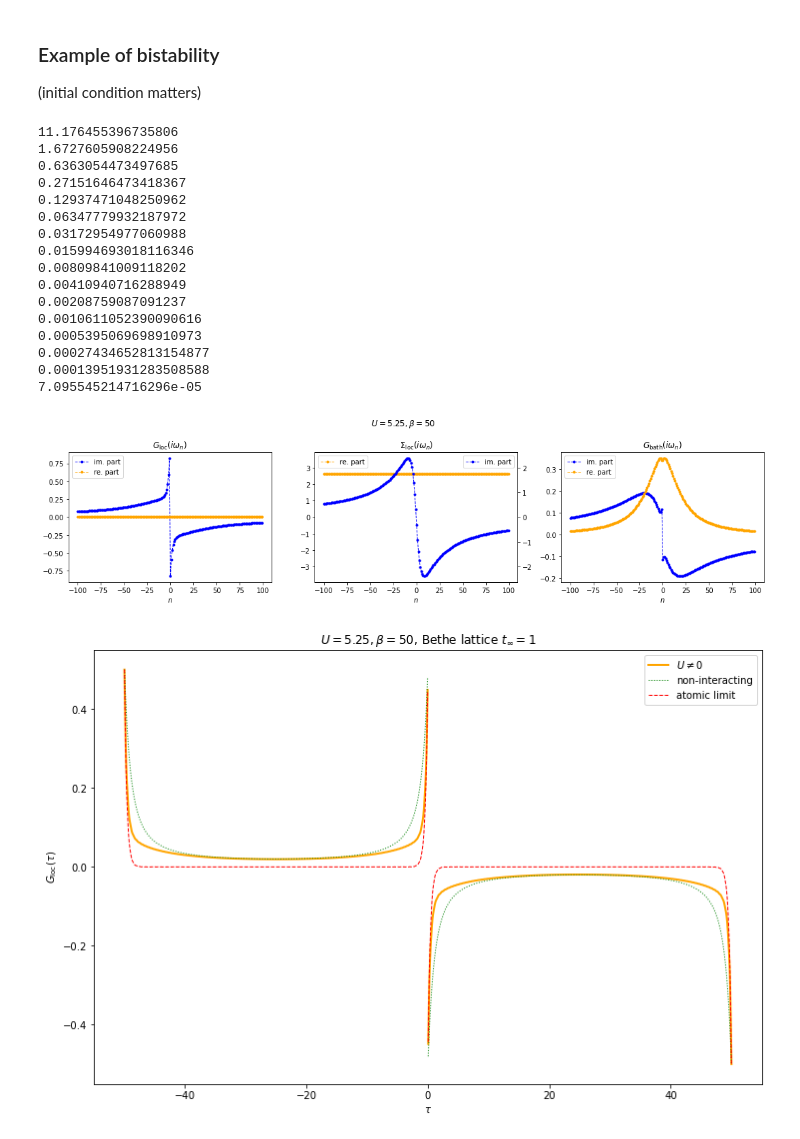
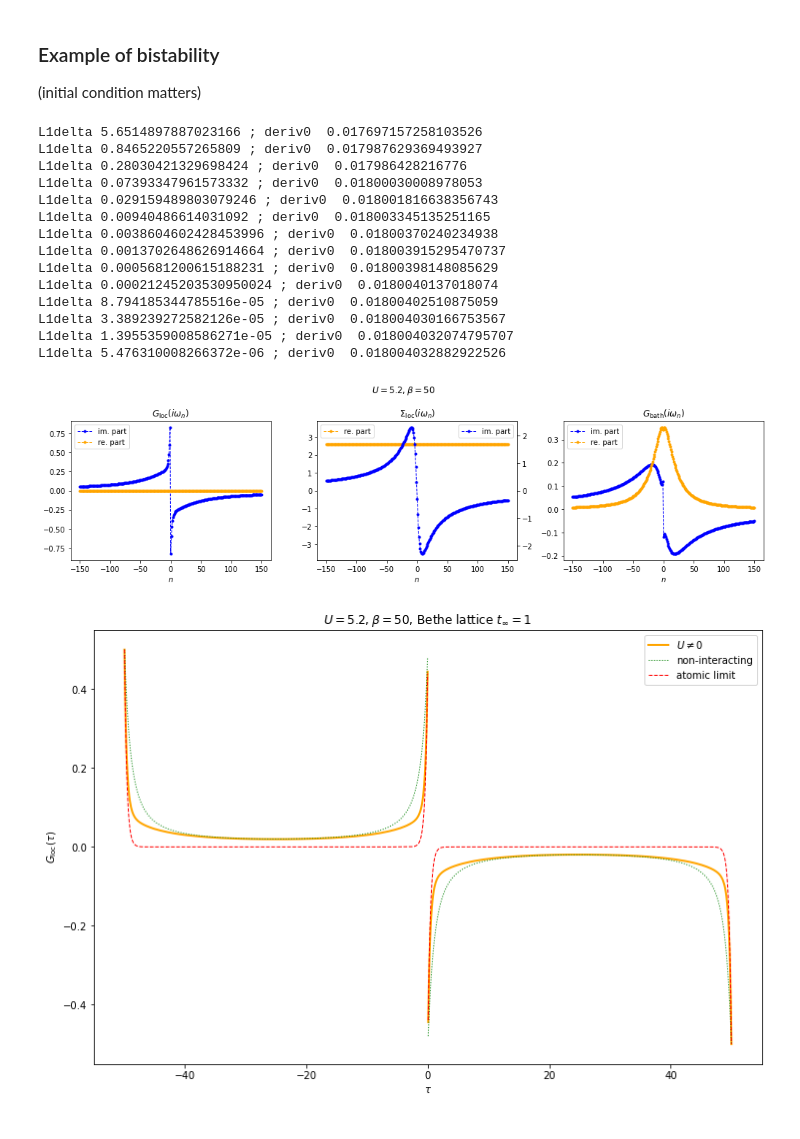
Before and after one commit to romainfd/DMFT-solver, a Jupyter notebook: dmft-phase-diagram.ipynb, the cells around one changed output. Cells and saved outputs as stored; diff of their text form; code cells hidden in the pictures.

```diff
--- a/dmft-phase-diagram.ipynb
+++ b/dmft-phase-diagram.ipynb
@@ -64,8 +83,8 @@ def latt_Bethe_hilbert (z:complex) -> complex:
     return ( z - 1j*s*np.sqrt(4 - z**2) ) /2
 
 def latt_Bethe_R (η:complex) -> complex:
-    if np.any(np.abs(η)>1):
-        raise ValueError("the reciprocal Hilbert transform for the Bethe lattice is defined only on {|z|<1}")
+#    if np.any(np.abs(η)>1):
+#        raise ValueError("the reciprocal Hilbert transform for the Bethe lattice is defined only on {|z|<1}")
     return η + 1/η
 # %%
 # eq (self-consistent-eq-reciproc-Hilbert-fromcavity)
@@ -75,13 +94,13 @@ def imp_Gbath_from_Gloc (R:Callable[[complex],complex], iωn:np.array, Gloc_iωn
 # %% [markdown]
 # IPT DMFT loop
 # %%
-def impurity_solver_IPT (β:float, U:float, iωn:np.array, Gbath_iωn:np.array, dτ=1e-3) -> Callable[[int],complex]:
+def impurity_solver_IPT (β:float, U:float, iωn:np.array, Gbath_iωn:np.array, dτ=1e-3, halfiωn=False) -> Callable[[int],complex]:
     # Gbath_iωn should have an even size 2N, corresponding to n's in [-N,N[ (eg. [-1,0], [-2,-1,0,1]...)
     Gbath_shift_iωn = 1/( 1/Gbath_iωn - U/2 )
     τ = np.arange(0, β+1e-10, dτ)
-    Gbath_shift_τ = greenmatsubara_freq_to_time_sing(β, iωn, Gbath_shift_iωn-1/iωn)
+    Gbath_shift_τ = greenmatsubara_freq_to_time_sing(β, iωn, Gbath_shift_iωn-1/iωn, halfiωn)
     Gbath_shift_τ = Gbath_shift_τ(τ)
                                    # between 0 and β integrate G(τ)^3 exp(i.ωn.τ)
     f = lambda n: U/2 + U**2 * dτ * np.sum( np.exp(1j*ωn(β,n)*τ) * Gbath_shift_τ**3 )
-    return np.vectorize(f)
+    return np.vectorize(f)#, τ, Gbath_shift_τ
 # %%
@@ -129,40 +160,42 @@ def DMFT_loop_Gloc (β, U, latt_R, Gloc_iωn_0, conv_thresh=1e-5, γ=0.9, callba
+# %%
+def cb_print_delta (it, iωn, Σloc_iωn, Gloc_iωn_new, norm1_diff):
+    n = len(iωn)//2
+    deriv0 = (Σloc_iωn[n+1] - Σloc_iωn[n]).imag / (iωn[n+1] - iωn[n]).imag
+    print("L1delta",norm1_diff,"; deriv0 ",deriv0)
 # %% [markdown]
 ### Example of bistability
 (initial condition matters)
 # %%
 β = 50
-U = 5.25
-iωn = 1j*ωn(β,np.arange(-100,+100))
+U = 5.2
+iωn = 1j*ωn(β,np.arange(-300,+300))
 Gloc_iωn_0 = G0_loc_iωn(latt_Bethe_hilbert, iωn, 0)     # metallic initial condition
 #Gloc_iωn_0 = Giωn_at(β, iωn, U)        # atomic limit initial condition
-def cb (it, iωn, Σloc_iωn, Gloc_iωn_new, norm1_diff):
-    print(norm1_diff)
-µ, Gloc_iωn, Σloc_iωn, Gbath_iωn = DMFT_loop_Gloc (β, U, latt_Bethe_R, Gloc_iωn_0, γ=1.1, conv_thresh=1e-4, callback=cb)
 
-fig, (ax1,ax2,ax3) = plt.subplots(ncols=3, figsize=(15,4))
-plot_Giωn(ax1, Gloc_iωn, "G_\operatorname{loc}")
-plot_Giωn(ax2, Σloc_iωn, "\Sigma_\operatorname{loc}", twinx_im=True)
-plot_Giωn(ax3, Gbath_iωn, "G_\operatorname{bath}")
+µ, Gloc_iωn, Σloc_iωn, Gbath_iωn = DMFT_loop_Gloc (β, U, latt_Bethe_R, Gloc_iωn_0, γ=1.3, conv_thresh=1e-5, discard_real_part=1, callback=cb_print_delta, IPT_dτ=5e-3, internal_halfiωn=True)
+
+fig, (ax1,ax2,ax3) = plt.subplots(ncols=3, figsize=(14,4))
+plot_Giωn(ax1, Gloc_iωn, "G_\operatorname{loc}", zoom_on=150)
+plot_Giωn(ax2, Σloc_iωn, "\Sigma_\operatorname{loc}", twinx_im=True, zoom_on=150)
+plot_Giωn(ax3, Gbath_iωn, "G_\operatorname{bath}", zoom_on=150)
 fig.suptitle(r"$U={}, \beta={}$".format(U,β))
 fig.tight_layout()
 # %% [output]
-11.176455396735806
-1.6727605908224956
-0.6363054473497685
-0.27151646473418367
-0.12937471048250962
-0.06347779932187972
-0.03172954977060988
-0.015994693018116346
-0.00809841009118202
-0.00410940716288949
-0.00208759087091237
-0.0010611052390090616
-0.0005395069698910973
-0.00027434652813154877
-0.00013951931283508588
-7.095545214716296e-05
+L1delta 5.6514897887023166 ; deriv0  0.017697157258103526
+L1delta 0.8465220557265809 ; deriv0  0.017987629369493927
+L1delta 0.28030421329698424 ; deriv0  0.017986428216776
+L1delta 0.07393347961573332 ; deriv0  0.01800030008978053
+L1delta 0.029159489803079246 ; deriv0  0.018001816638356743
+L1delta 0.00940486614031092 ; deriv0  0.018003345135251165
+L1delta 0.0038604602428453996 ; deriv0  0.01800370240234938
+L1delta 0.0013702648626914664 ; deriv0  0.018003915295470737
+L1delta 0.0005681200615188231 ; deriv0  0.01800398148085629
+L1delta 0.00021245203530950024 ; deriv0  0.0180040137018074
+L1delta 8.794185344785516e-05 ; deriv0  0.01800402510875059
+L1delta 3.389239272582126e-05 ; deriv0  0.018004030166753567
+L1delta 1.3955359008586271e-05 ; deriv0  0.018004032074795707
+L1delta 5.476310008266372e-06 ; deriv0  0.018004032882922526
-[figure, old version]
+[figure, new version]
 # %%
 def plot_Gtau_compare (iωn, Gloc_iωn, latt_hilbert, β, U):
 
```
Also changed, not shown: parts of 20 cells of this notebook, 4 other files.
